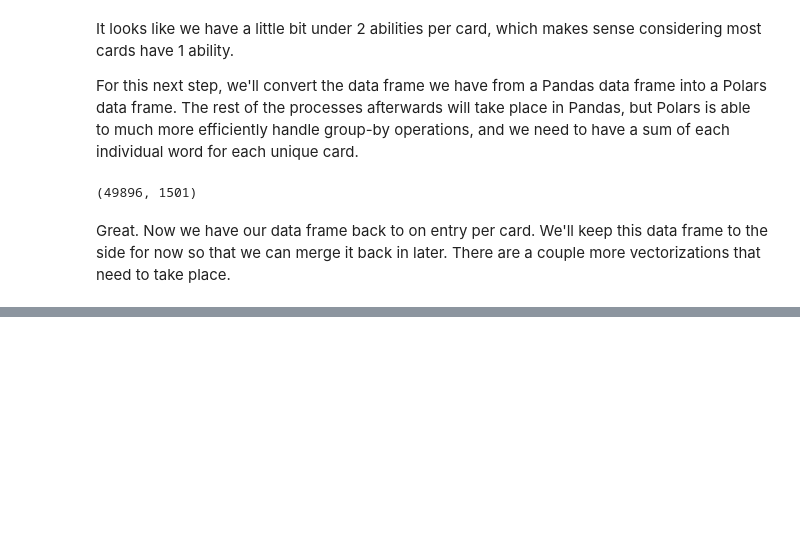
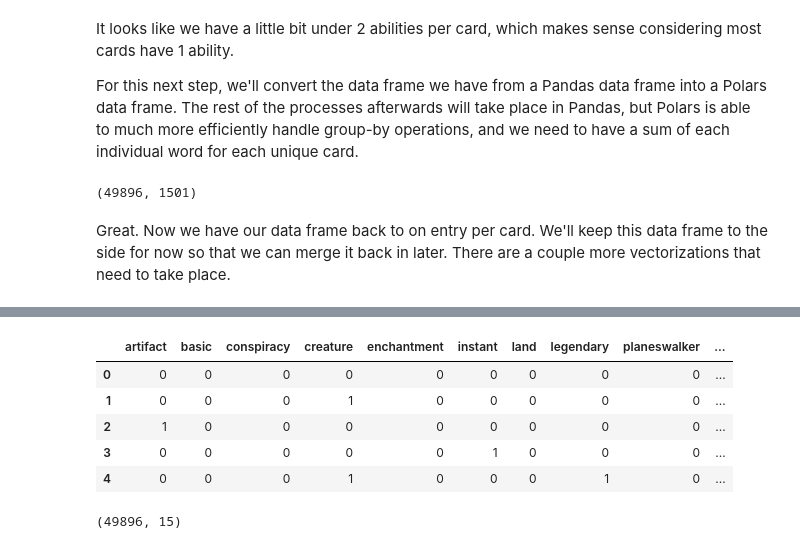
Before and after one commit to ParkedHampster/Spell-Trends, a Jupyter notebook: 2_Modeling.ipynb, the cells around one changed output, grey strips where cells are left out. Drawn from its saved outputs; the diff is of its cells as text; code cells hidden in the pictures; blank space fills up the shorter version.

Commit message:
continue through modeling notebook minor reprocessing and reordering grouped all data engineering steps together verify code functionality

```diff
--- a/2_Modeling.ipynb
+++ b/2_Modeling.ipynb
@@ -323,0 +357,19 @@ more vectorizations that need to take place.
+# %%
+card_type_cvec = CountVectorizer()
+
+type_frame = pl.from_pandas(train['type_line']).apply(lambda x: x.split('—')[0])
+type_df = pd.DataFrame.sparse.from_spmatrix(
+    card_type_cvec.fit_transform(type_frame)
+)
+# we save the type vocab for later to export
+type_df.columns = sorted((type_vocab:=card_type_cvec.vocabulary_))
+type_df['id'] = train['id']
+display(type_df.head(),type_df.shape)
+# %% [output]
+|  | artifact | basic | conspiracy | creature | enchantment | instant | land | legendary | planeswalker | ... |
+| 0 | 0 | 0 | 0 | 0 | 0 | 0 | 0 | 0 | 0 | ... |
+| 1 | 0 | 0 | 0 | 1 | 0 | 0 | 0 | 0 | 0 | ... |
+| 2 | 1 | 0 | 0 | 0 | 0 | 0 | 0 | 0 | 0 | ... |
+| 3 | 0 | 0 | 0 | 0 | 0 | 1 | 0 | 0 | 0 | ... |
+| 4 | 0 | 0 | 0 | 1 | 0 | 0 | 0 | 1 | 0 | ... |
+(49896, 15)
```
Also changed, not shown: parts of 20 cells of this notebook.
